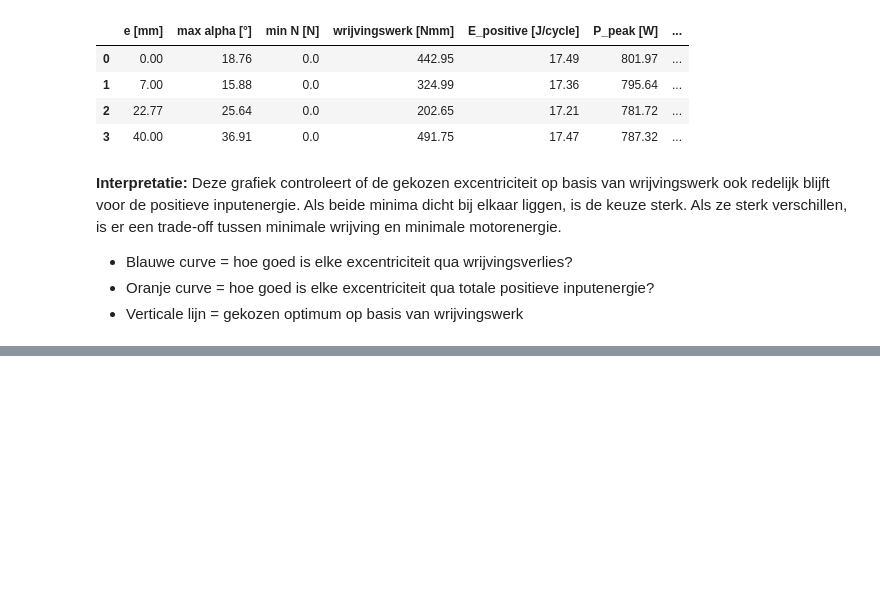
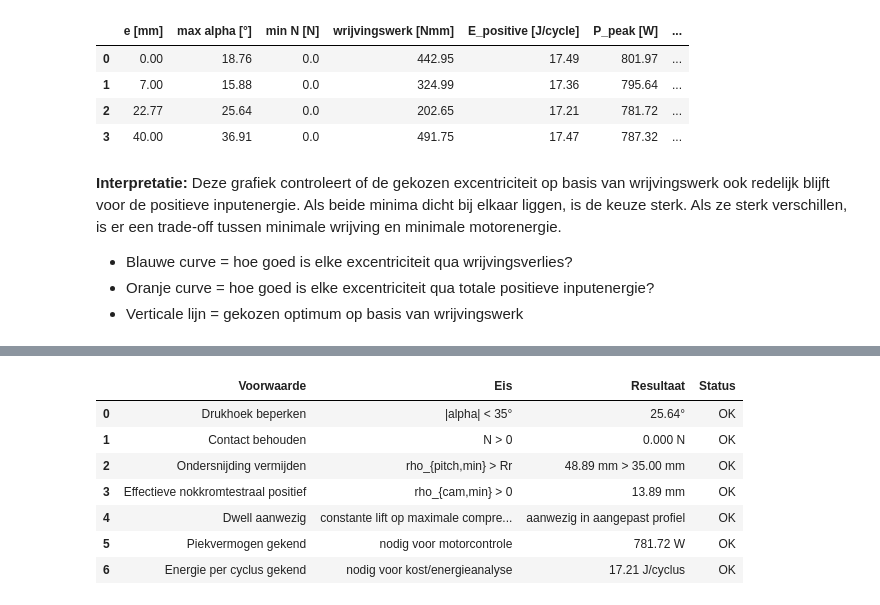
Before and after one commit to Vermizzi/Project_Bewegingen_TriVik, a Jupyter notebook: Finaal_nokken.ipynb, the cells around one changed output, grey strips where cells are left out. Saved outputs shown, nothing was run; the diff lists cells and outputs as text; code cells hidden in the pictures; blank space fills up the shorter version.

Commit message:
klaar voor vandaag

```diff
--- a/Finaal_nokken.ipynb
+++ b/Finaal_nokken.ipynb
@@ -2452,0 +2530,56 @@ display(eccentricity_check_table.round(2))
+# %%
+validation_table = pd.DataFrame([
+    {
+        "Voorwaarde": "Drukhoek beperken",
+        "Eis": "|alpha| < 35°",
+        "Resultaat": f"{max_alpha_final:.2f}°",
+        "Status": "OK" if max_alpha_final < 35 else "Niet OK"
+    },
+    {
+        "Voorwaarde": "Contact behouden",
+        "Eis": "N > 0",
+        "Resultaat": f"{min_normalforce_final:.3f} N",
+        "Status": "OK" if min_normalforce_final >= -1e-6 else "Niet OK"
+    },
+    {
+        "Voorwaarde": "Ondersnijding vermijden",
+        "Eis": "rho_{pitch,min} > Rr",
+        "Resultaat": f"{rho_pitch_min_final:.2f} mm > {Rr:.2f} mm",
+        "Status": "OK" if rho_pitch_min_final > Rr else "Niet OK"
+    },
+    {
+        "Voorwaarde": "Effectieve nokkromtestraal positief",
+        "Eis": "rho_{cam,min} > 0",
+        "Resultaat": f"{rho_cam_min_final:.2f} mm",
+        "Status": "OK" if rho_cam_min_final > 0 else "Niet OK"
+    },
+    {
+        "Voorwaarde": "Dwell aanwezig",
+        "Eis": "constante lift op maximale compressie",
+        "Resultaat": "aanwezig in aangepast profiel",
+        "Status": "OK"
+    },
+    {
+        "Voorwaarde": "Piekvermogen gekend",
+        "Eis": "nodig voor motorcontrole",
+        "Resultaat": f"{P_peak_final:.2f} W",
+        "Status": "OK"
+    },
+    {
+        "Voorwaarde": "Energie per cyclus gekend",
+        "Eis": "nodig voor kost/energieanalyse",
+        "Resultaat": f"{E_positive_final:.2f} J/cyclus",
+        "Status": "OK"
+    },
+])
+
+display(validation_table)
+# %% [output]
+|  | Voorwaarde | Eis | Resultaat | Status |
+| 0 | Drukhoek beperken | |alpha| < 35° | 25.64° | OK |
+| 1 | Contact behouden | N > 0 | 0.000 N | OK |
+| 2 | Ondersnijding vermijden | rho_{pitch,min} > Rr | 48.89 mm > 35.00 mm | OK |
+| 3 | Effectieve nokkromtestraal positief | rho_{cam,min} > 0 | 13.89 mm | OK |
+| 4 | Dwell aanwezig | constante lift op maximale compre... | aanwezig in aangepast profiel | OK |
+| 5 | Piekvermogen gekend | nodig voor motorcontrole | 781.72 W | OK |
+| 6 | Energie per cyclus gekend | nodig voor kost/energieanalyse | 17.21 J/cyclus | OK |
```
Also changed, not shown: parts of 8 cells of this notebook.
